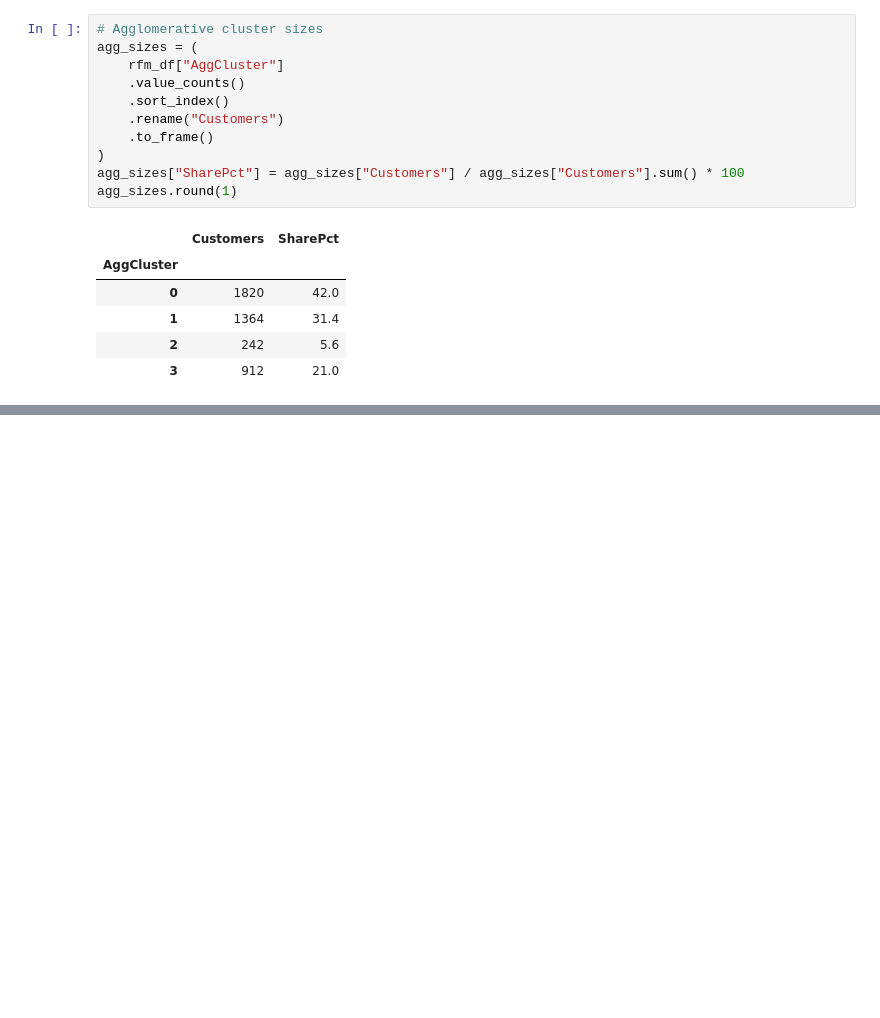
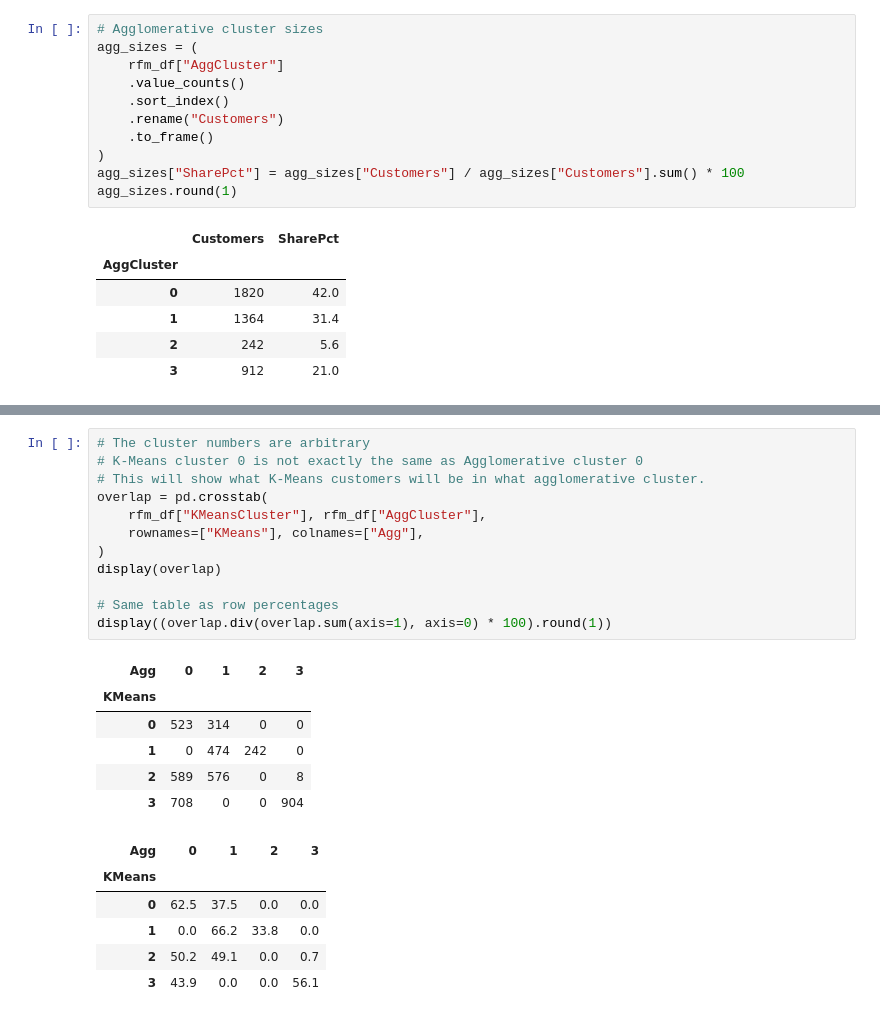
Before and after one commit to HammaadAlam/3730-Customer-Segmentation, a Jupyter notebook: preprocessing.ipynb, the cells around one changed output, grey strips where cells are left out. Drawn from its saved outputs; the diff is of its cells as text; blank space fills up the shorter version.

```diff
--- a/preprocessing.ipynb
+++ b/preprocessing.ipynb
@@ -520,0 +576,25 @@ agg_sizes.round(1)
+# %%
+# The cluster numbers are arbitrary
+# K-Means cluster 0 is not exactly the same as Agglomerative cluster 0
+# This will show what K-Means customers will be in what agglomerative cluster.
+overlap = pd.crosstab(
+    rfm_df["KMeansCluster"], rfm_df["AggCluster"],
+    rownames=["KMeans"], colnames=["Agg"],
+)
+display(overlap)
+
+# Same table as row percentages
+display((overlap.div(overlap.sum(axis=1), axis=0) * 100).round(1))
+# %% [output]
+| Agg | 0 | 1 | 2 | 3 |
+| KMeans |  |  |  |  |
+| 0 | 523 | 314 | 0 | 0 |
+| 1 | 0 | 474 | 242 | 0 |
+| 2 | 589 | 576 | 0 | 8 |
+| 3 | 708 | 0 | 0 | 904 |
+| Agg | 0 | 1 | 2 | 3 |
+| KMeans |  |  |  |  |
+| 0 | 62.5 | 37.5 | 0.0 | 0.0 |
+| 1 | 0.0 | 66.2 | 33.8 | 0.0 |
+| 2 | 50.2 | 49.1 | 0.0 | 0.7 |
+| 3 | 43.9 | 0.0 | 0.0 | 56.1 |
```
Also changed, not shown: parts of 11 cells of this notebook.
